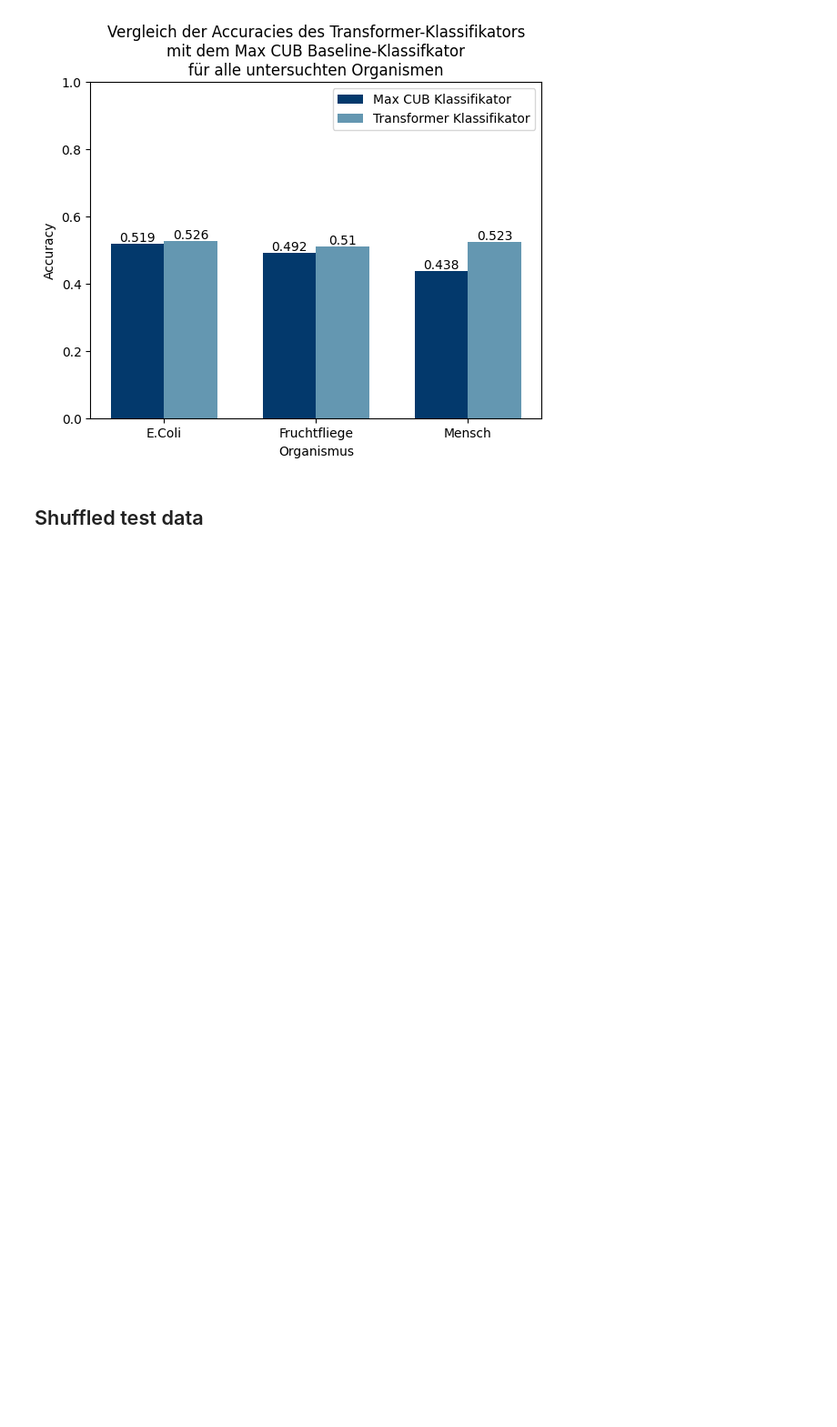
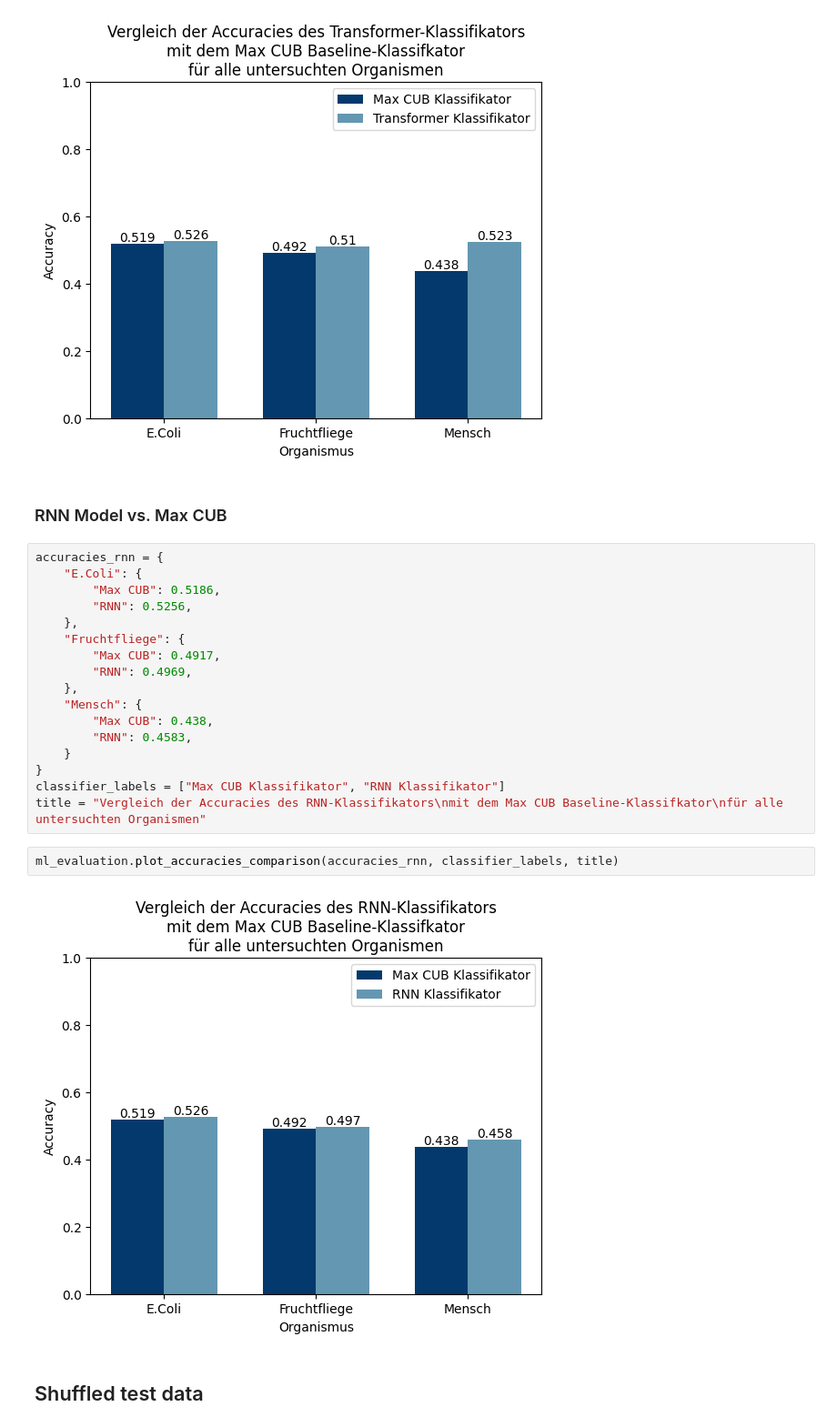
Before and after one commit to maxikuehn/PMDS_Codons, a Jupyter notebook: notebooks/Results_Overview.ipynb, the cells around one changed output. Shown: that part at 91% size. Drawn from its saved outputs; the diff is of its cells as text; blank space fills up the shorter version.

```diff
--- a/notebooks/Results_Overview.ipynb
+++ b/notebooks/Results_Overview.ipynb
@@ -29,6 +29,29 @@ title = "Vergleich der Accuracies des Transformer-Klassifikators\nmit dem Max CU
 ml_evaluation.plot_accuracies_comparison(accuracies_encoder, classifier_labels, title)
 # %% [output]
 [figure]
+# %% [markdown]
+### RNN Model vs. Max CUB
+# %%
+accuracies_rnn = {
+    "E.Coli": {
+        "Max CUB": 0.5186,
+        "RNN": 0.5256,
+    },
+    "Fruchtfliege": {
+        "Max CUB": 0.4917,
+        "RNN": 0.4969,
+    },
+    "Mensch": {
+        "Max CUB": 0.438,
+        "RNN": 0.4583,
+    }
+}
+classifier_labels = ["Max CUB Klassifikator", "RNN Klassifikator"]
+title = "Vergleich der Accuracies des RNN-Klassifikators\nmit dem Max CUB Baseline-Klassifkator\nfür alle untersuchten Organismen"
+# %%
+ml_evaluation.plot_accuracies_comparison(accuracies_rnn, classifier_labels, title)
+# %% [output]
+[figure, added]
 # %% [markdown]
 ## Shuffled test data
 # %% [markdown]
```
Also changed, not shown: parts of 3 cells of this notebook.
